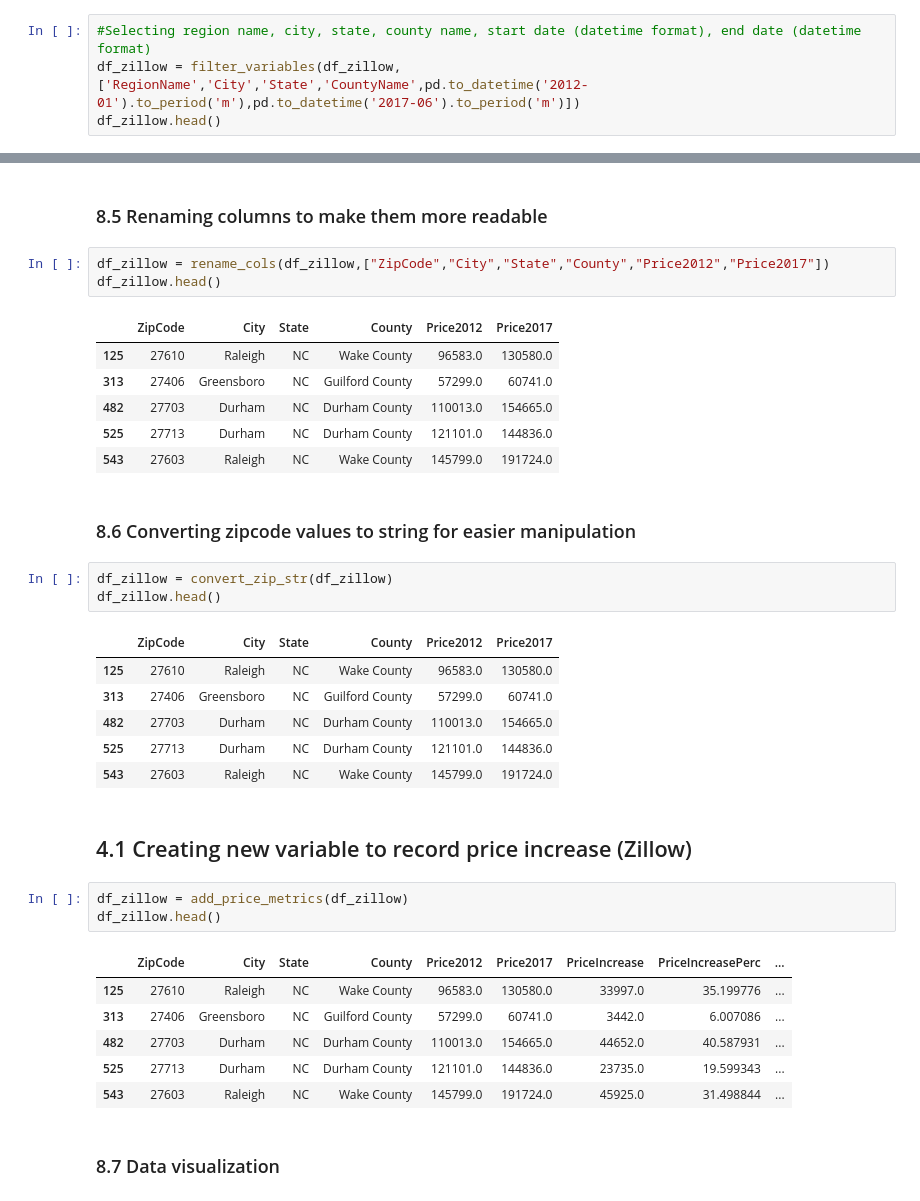
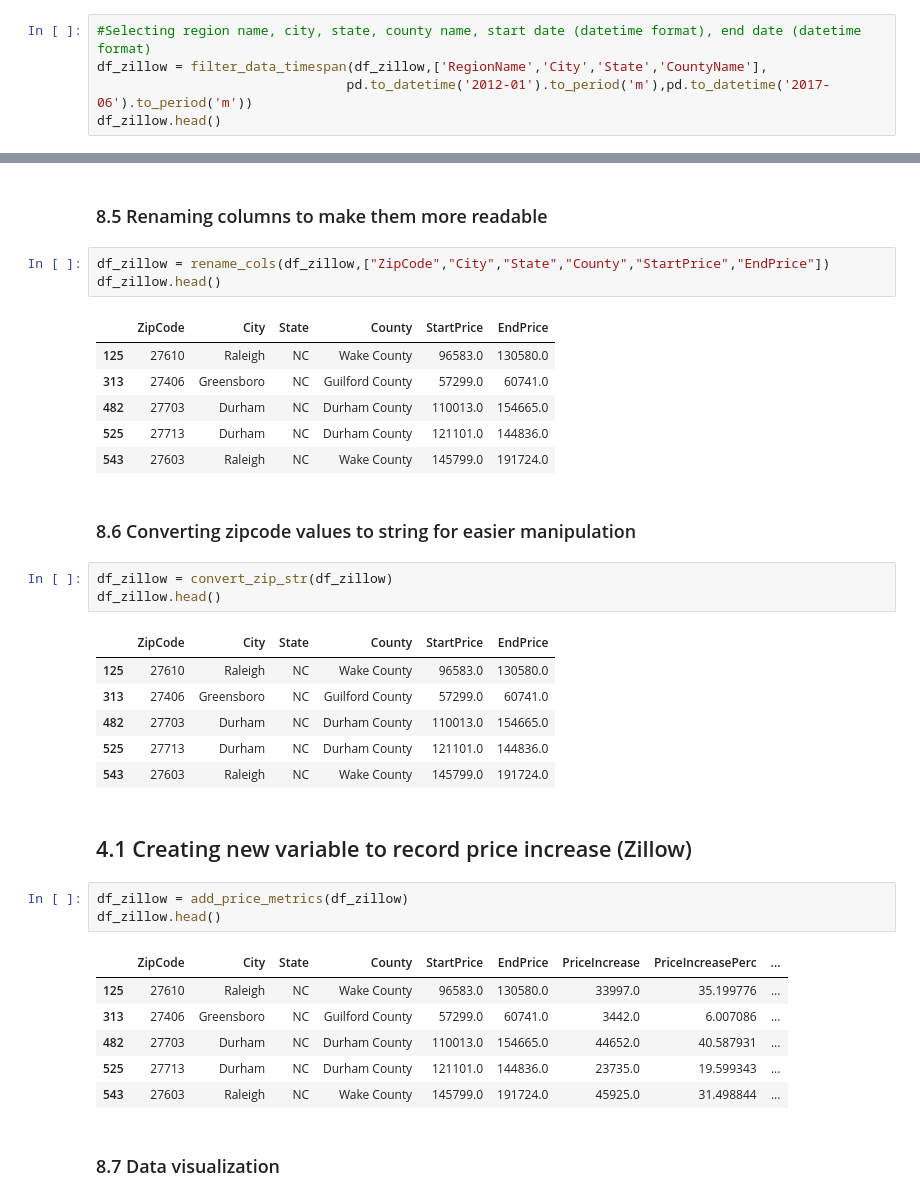
Before and after one commit to saychelsea11/north_carolina_best_real_estate_locations, a Jupyter notebook: NC_Zillow_Housing_Price_Analysis.ipynb, the cells around one changed output, grey strips where cells are left out. Saved outputs shown, nothing was run; the diff lists cells and outputs as text.

Commit message:
Created function to filter data by columns and timespan provided by the user.

```diff
--- a/NC_Zillow_Housing_Price_Analysis.ipynb
+++ b/NC_Zillow_Housing_Price_Analysis.ipynb
@@ -115,7 +115,8 @@ df_zillow.head()
 Below we are filtering the dataset by the required variables such as city, state and dates. Note that the date values need to be supplied to the *filter_variables* function in Pandas datetime format to avoid any errors.
 # %%
 #Selecting region name, city, state, county name, start date (datetime format), end date (datetime format)
-df_zillow = filter_variables(df_zillow,['RegionName','City','State','CountyName',pd.to_datetime('2012-01').to_period('m'),pd.to_datetime('2017-06').to_period('m')])
+df_zillow = filter_data_timespan(df_zillow,['RegionName','City','State','CountyName'],
+                                pd.to_datetime('2012-01').to_period('m'),pd.to_datetime('2017-06').to_period('m'))
 df_zillow.head()
 # %% [output]
 |  | RegionName | City | State | CountyName | 2012-01 | 2017-06 |
@@ -175,10 +168,10 @@ Name: City, dtype: int64
 # %% [markdown]
 ### 8.5 Renaming columns to make them more readable
 # %%
-df_zillow = rename_cols(df_zillow,["ZipCode","City","State","County","Price2012","Price2017"])
+df_zillow = rename_cols(df_zillow,["ZipCode","City","State","County","StartPrice","EndPrice"])
 df_zillow.head()
 # %% [output]
-|  | ZipCode | City | State | County | Price2012 | Price2017 |
+|  | ZipCode | City | State | County | StartPrice | EndPrice |
 | 125 | 27610 | Raleigh | NC | Wake County | 96583.0 | 130580.0 |
 | 313 | 27406 | Greensboro | NC | Guilford County | 57299.0 | 60741.0 |
 | 482 | 27703 | Durham | NC | Durham County | 110013.0 | 154665.0 |
@@ -190,7 +183,7 @@ df_zillow.head()
 df_zillow = convert_zip_str(df_zillow)
 df_zillow.head()
 # %% [output]
-|  | ZipCode | City | State | County | Price2012 | Price2017 |
+|  | ZipCode | City | State | County | StartPrice | EndPrice |
 | 125 | 27610 | Raleigh | NC | Wake County | 96583.0 | 130580.0 |
 | 313 | 27406 | Greensboro | NC | Guilford County | 57299.0 | 60741.0 |
 | 482 | 27703 | Durham | NC | Durham County | 110013.0 | 154665.0 |
@@ -202,7 +195,7 @@ df_zillow.head()
 df_zillow = add_price_metrics(df_zillow)
 df_zillow.head()
 # %% [output]
-|  | ZipCode | City | State | County | Price2012 | Price2017 | PriceIncrease | PriceIncreasePerc | ... |
+|  | ZipCode | City | State | County | StartPrice | EndPrice | PriceIncrease | PriceIncreasePerc | ... |
 | 125 | 27610 | Raleigh | NC | Wake County | 96583.0 | 130580.0 | 33997.0 | 35.199776 | ... |
 | 313 | 27406 | Greensboro | NC | Guilford County | 57299.0 | 60741.0 | 3442.0 | 6.007086 | ... |
 | 482 | 27703 | Durham | NC | Durham County | 110013.0 | 154665.0 | 44652.0 | 40.587931 | ... |
```
Also changed, not shown: parts of 5 cells of this notebook, 2 other files.
